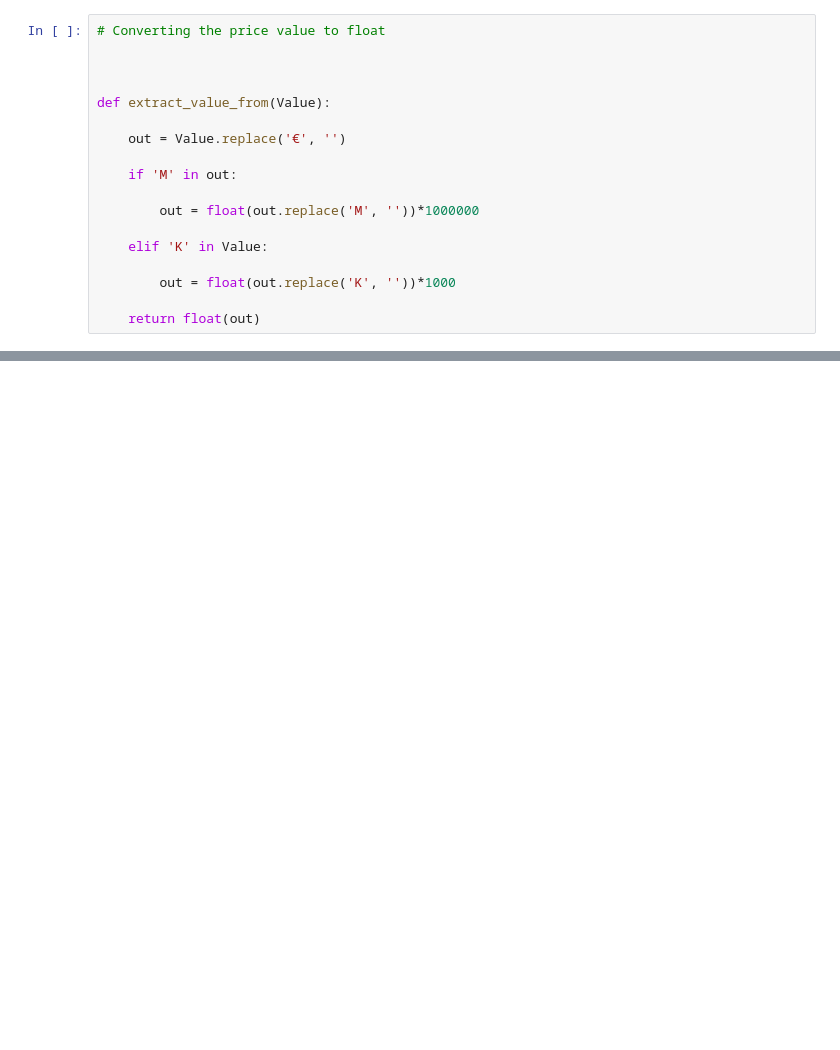
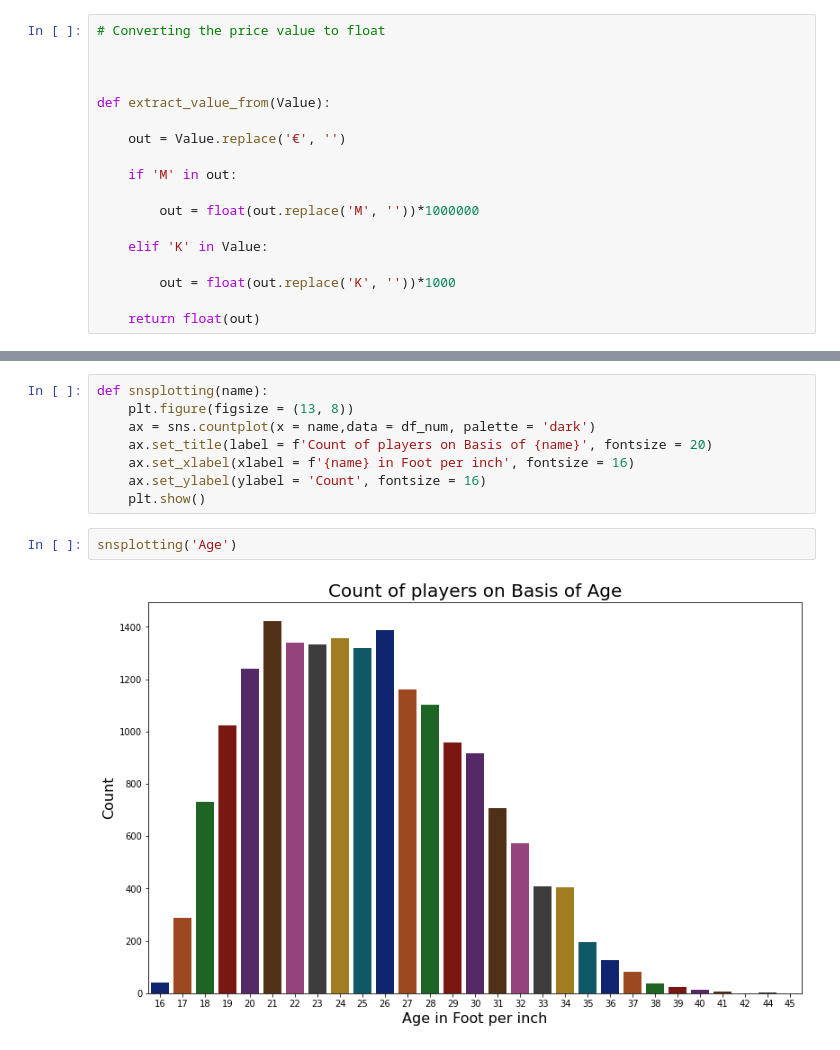
Before and after one commit to bachinaram/DataAnalytics1, a Jupyter notebook: DA1_assignment1q2.ipynb, the cells around one changed output, grey strips where cells are left out. Saved outputs shown, nothing was run; the diff lists cells and outputs as text; blank space fills up the shorter version.

```diff
--- a/DA1_assignment1q2.ipynb
+++ b/DA1_assignment1q2.ipynb
@@ -83,0 +382,12 @@ def extract_value_from(Value):
+# %%
+def snsplotting(name):
+    plt.figure(figsize = (13, 8))
+    ax = sns.countplot(x = name,data = df_num, palette = 'dark')
+    ax.set_title(label = f'Count of players on Basis of {name}', fontsize = 20)
+    ax.set_xlabel(xlabel = f'{name} in Foot per inch', fontsize = 16)
+    ax.set_ylabel(ylabel = 'Count', fontsize = 16)
+    plt.show()
+# %%
+snsplotting('Age')
+# %% [output]
+[figure, added]
```
Also changed, not shown: parts of 30 cells of this notebook.
